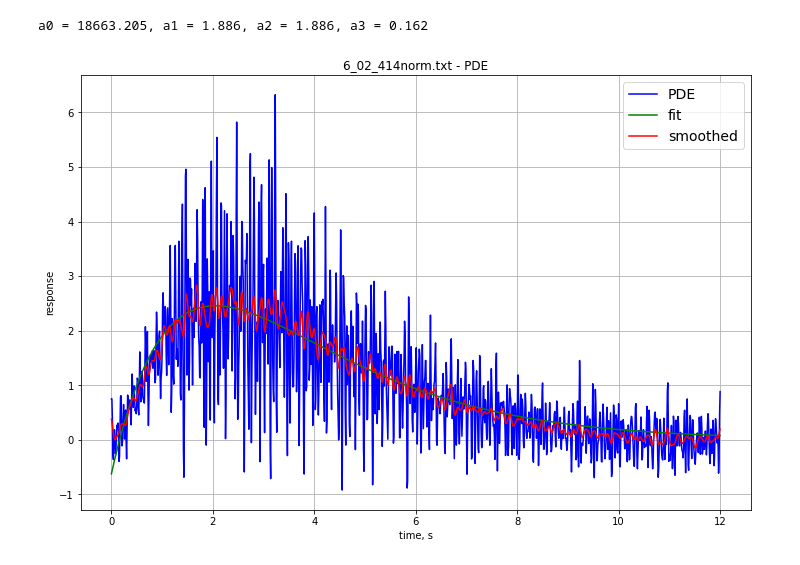
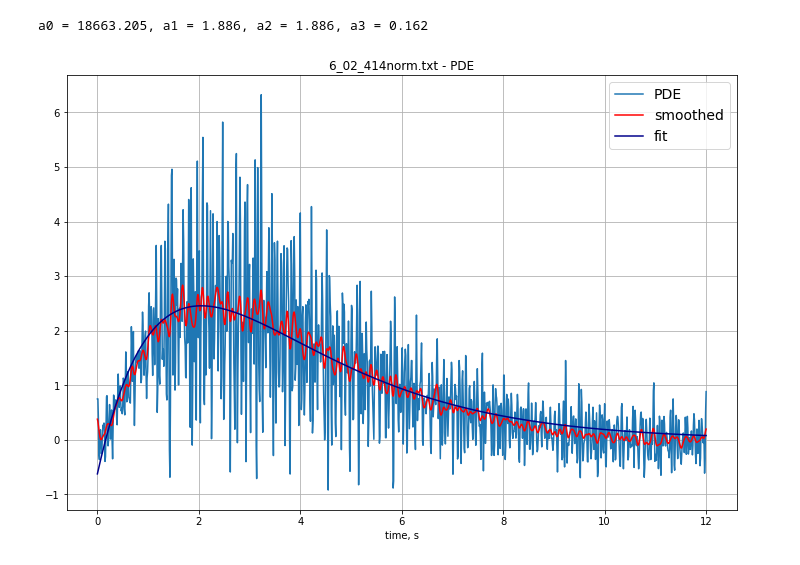
Before and after one commit to AndreiZherder/adaptation-memory, a Jupyter notebook: pde-extraction.ipynb, the cells around one changed output. Drawn from its saved outputs; the diff is of its cells as text; code cells hidden in the pictures.

Commit message:
pde-extraction - colors chosen

```diff
--- a/pde-extraction.ipynb
+++ b/pde-extraction.ipynb
@@ -76,36 +74,35 @@ ax.grid()
 # %%
 betad = 3.5 #+ 2.247
 alpha = betad
 beta = (alpha - dy1) / y1 - betad
 PDE = beta
 SPDE = gaussian_filter1d(PDE, sigma=3)
 
 def func(t, a0, a1, a2, a3):
     return a0 * (np.exp(-(t - a3) / a1) - np.exp(-(t - a3) / a2))
 
 popt = [200, 1, 1, 0.05]
 try:
     popt, pcov = optimize.curve_fit(func, t, PDE, popt)
 except RuntimeError:
     print('Не удалось выполнить аппроксимацию. Подберите начальные коэффициенты.')
 a0, a1, a2, a3 = popt
 print(f'a0 = {a0:.3f}, a1 = {a1:.3f}, a2 = {a2:.3f}, a3 = {a3:.3f}')
 fit = func(t, *popt)
 
 fig, ax = plt.subplots()
-ax.plot(t, PDE, 'b', label='PDE')
-ax.plot(t, fit, 'g', label='fit')
-ax.plot(t, SPDE, 'r', label='smoothed')
+ax.plot(t, PDE, label='PDE')
+ax.plot(t, SPDE, color='r', label='smoothed')
+ax.plot(t, fit, color='darkblue', label='fit')
 fig.set_figwidth(12)
 fig.set_figheight(8)
 ax.set_title(f'{filename} - PDE')
 ax.set_xlabel('time, s')
-ax.set_ylabel('response')
 ax.legend(prop={"size": 14})
 ax.grid()
 # %% [output]
 a0 = 18663.205, a1 = 1.886, a2 = 1.886, a3 = 0.162
-[figure, old version]
+[figure, new version]
 # %%
 with open(f'{output_dir}{filename[:-4]}PDE.txt', 'w', encoding='utf-8') as file:
     for value in PDE:
```
Also changed, not shown: parts of 2 cells of this notebook.
